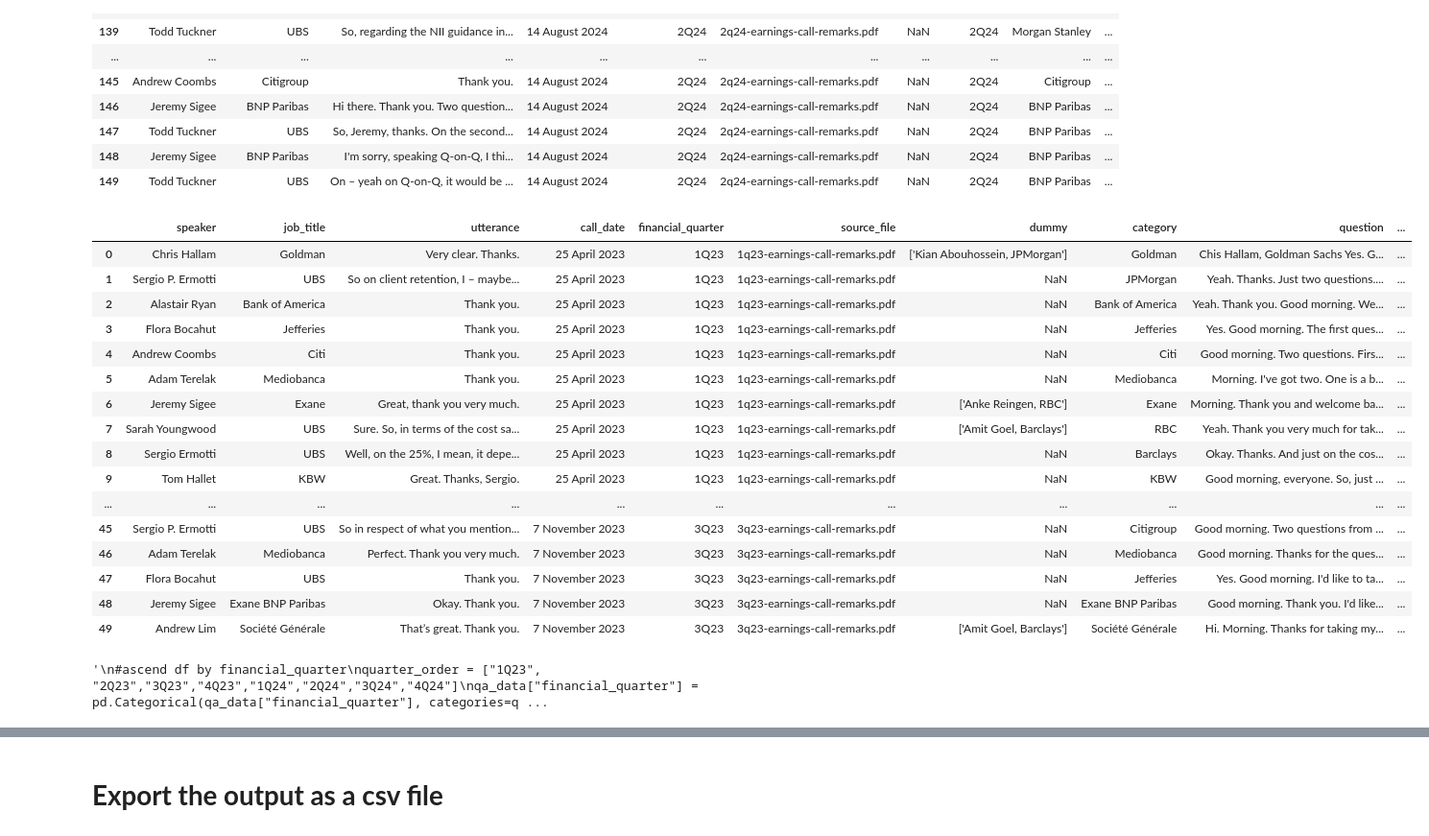
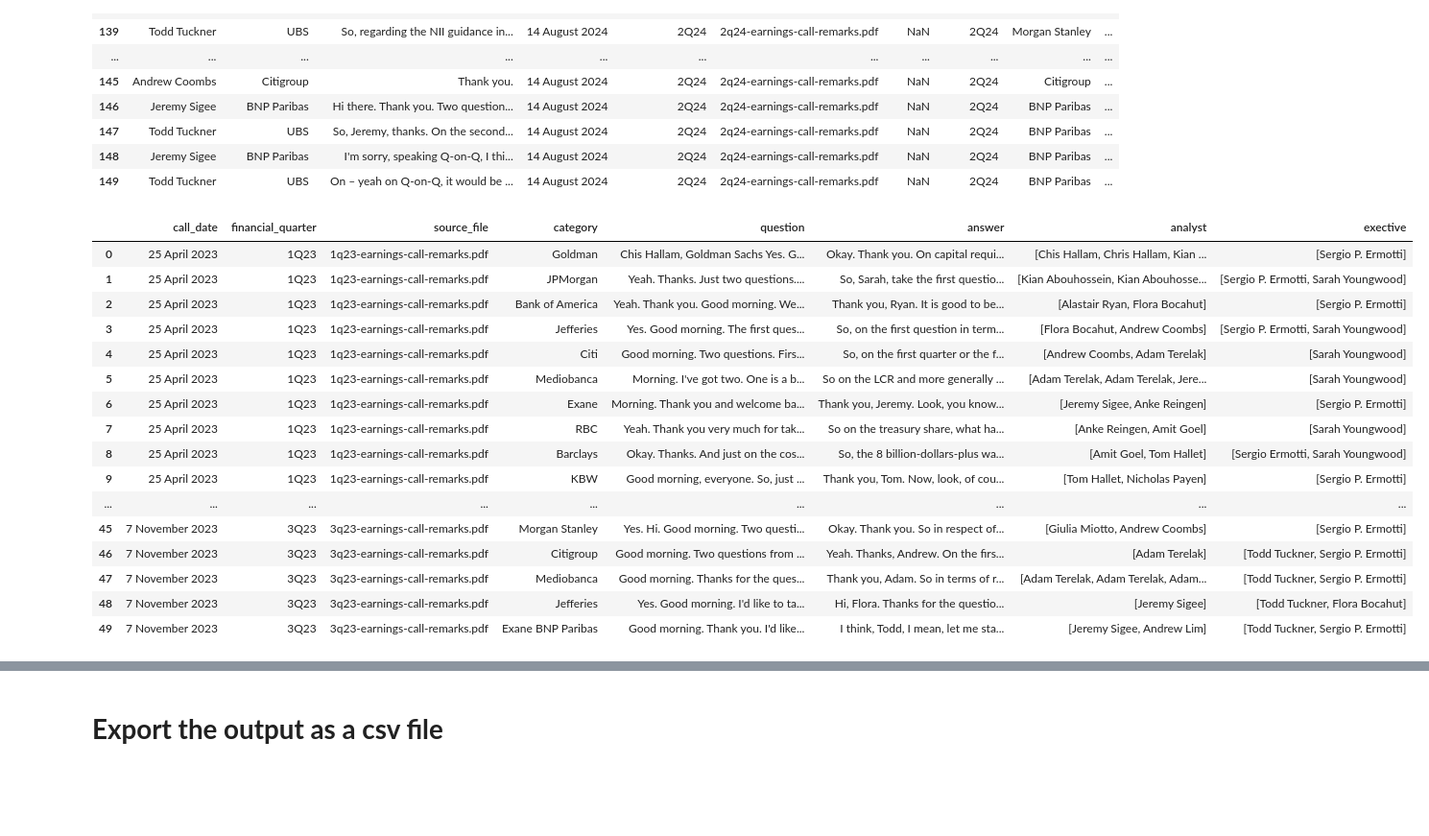
Before and after one commit to sheldonkemper/bank_of_england, a Jupyter notebook: notebooks/processed/ct_preprocessing_ubs_pairing.ipynb, the cells around one changed output, grey strips where cells are left out. Shown at 96% size. Cells and saved outputs as stored; diff of their text form; code cells hidden in the pictures; blank space fills up the shorter version.

```diff
--- a/notebooks/processed/ct_preprocessing_ubs_pairing.ipynb
+++ b/notebooks/processed/ct_preprocessing_ubs_pairing.ipynb
@@ -291,20 +349,28 @@ filtered_data=filtered_data.drop(columns="ex_dummy")
+# %%
+qa_data=qa_data.drop(columns="dummy")
+# %%
+qa_data=qa_data.drop(columns="job_title")
+# %%
+qa_data=qa_data.drop(columns="utterance")
+# %%
+qa_data=qa_data.drop(columns="speaker")
 # %%
-filtered_data.head(50)
+qa_data.head(50)
 # %% [output]
-|  | speaker | job_title | utterance | call_date | financial_quarter | source_file | dummy | category | question | ... |
-| 0 | Chris Hallam | Goldman | Very clear. Thanks. | 25 April 2023 | 1Q23 | 1q23-earnings-call-remarks.pdf | ['Kian Abouhossein, JPMorgan'] | Goldman | Chis Hallam, Goldman Sachs Yes. G... | ... |
-| 1 | Sergio P. Ermotti | UBS | So on client retention, I – maybe... | 25 April 2023 | 1Q23 | 1q23-earnings-call-remarks.pdf | NaN | JPMorgan | Yeah. Thanks. Just two questions.... | ... |
-| 2 | Alastair Ryan | Bank of America | Thank you. | 25 April 2023 | 1Q23 | 1q23-earnings-call-remarks.pdf | NaN | Bank of America | Yeah. Thank you. Good morning. We... | ... |
-| 3 | Flora Bocahut | Jefferies | Thank you. | 25 April 2023 | 1Q23 | 1q23-earnings-call-remarks.pdf | NaN | Jefferies | Yes. Good morning. The first ques... | ... |
-| 4 | Andrew Coombs | Citi | Thank you. | 25 April 2023 | 1Q23 | 1q23-earnings-call-remarks.pdf | NaN | Citi | Good morning. Two questions. Firs... | ... |
-| 5 | Adam Terelak | Mediobanca | Thank you. | 25 April 2023 | 1Q23 | 1q23-earnings-call-remarks.pdf | NaN | Mediobanca | Morning. I've got two. One is a b... | ... |
-| 6 | Jeremy Sigee | Exane | Great, thank you very much. | 25 April 2023 | 1Q23 | 1q23-earnings-call-remarks.pdf | ['Anke Reingen, RBC'] | Exane | Morning. Thank you and welcome ba... | ... |
-| 7 | Sarah Youngwood | UBS | Sure. So, in terms of the cost sa... | 25 April 2023 | 1Q23 | 1q23-earnings-call-remarks.pdf | ['Amit Goel, Barclays'] | RBC | Yeah. Thank you very much for tak... | ... |
-| 8 | Sergio Ermotti | UBS | Well, on the 25%, I mean, it depe... | 25 April 2023 | 1Q23 | 1q23-earnings-call-remarks.pdf | NaN | Barclays | Okay. Thanks. And just on the cos... | ... |
-| 9 | Tom Hallet | KBW | Great. Thanks, Sergio. | 25 April 2023 | 1Q23 | 1q23-earnings-call-remarks.pdf | NaN | KBW | Good morning, everyone. So, just ... | ... |
-| ... | ... | ... | ... | ... | ... | ... | ... | ... | ... | ... |
-| 45 | Sergio P. Ermotti | UBS | So in respect of what you mention... | 7 November 2023 | 3Q23 | 3q23-earnings-call-remarks.pdf | NaN | Citigroup | Good morning. Two questions from ... | ... |
-| 46 | Adam Terelak | Mediobanca | Perfect. Thank you very much. | 7 November 2023 | 3Q23 | 3q23-earnings-call-remarks.pdf | NaN | Mediobanca | Good morning. Thanks for the ques... | ... |
-| 47 | Flora Bocahut | UBS | Thank you. | 7 November 2023 | 3Q23 | 3q23-earnings-call-remarks.pdf | NaN | Jefferies | Yes. Good morning. I'd like to ta... | ... |
-| 48 | Jeremy Sigee | Exane BNP Paribas | Okay. Thank you. | 7 November 2023 | 3Q23 | 3q23-earnings-call-remarks.pdf | NaN | Exane BNP Paribas | Good morning. Thank you. I'd like... | ... |
-| 49 | Andrew Lim | Société Générale | That’s great. Thank you. | 7 November 2023 | 3Q23 | 3q23-earnings-call-remarks.pdf | ['Amit Goel, Barclays'] | Société Générale | Hi. Morning. Thanks for taking my... | ... |
+|  | call_date | financial_quarter | source_file | category | question | answer | analyst | exective |
+| 0 | 25 April 2023 | 1Q23 | 1q23-earnings-call-remarks.pdf | Goldman | Chis Hallam, Goldman Sachs Yes. G... | Okay. Thank you. On capital requi... | [Chis Hallam, Chris Hallam, Kian ... | [Sergio P. Ermotti] |
+| 1 | 25 April 2023 | 1Q23 | 1q23-earnings-call-remarks.pdf | JPMorgan | Yeah. Thanks. Just two questions.... | So, Sarah, take the first questio... | [Kian Abouhossein, Kian Abouhosse... | [Sergio P. Ermotti, Sarah Youngwood] |
+| 2 | 25 April 2023 | 1Q23 | 1q23-earnings-call-remarks.pdf | Bank of America | Yeah. Thank you. Good morning. We... | Thank you, Ryan. It is good to be... | [Alastair Ryan, Flora Bocahut] | [Sergio P. Ermotti] |
+| 3 | 25 April 2023 | 1Q23 | 1q23-earnings-call-remarks.pdf | Jefferies | Yes. Good morning. The first ques... | So, on the first question in term... | [Flora Bocahut, Andrew Coombs] | [Sergio P. Ermotti, Sarah Youngwood] |
+| 4 | 25 April 2023 | 1Q23 | 1q23-earnings-call-remarks.pdf | Citi | Good morning. Two questions. Firs... | So, on the first quarter or the f... | [Andrew Coombs, Adam Terelak] | [Sarah Youngwood] |
+| 5 | 25 April 2023 | 1Q23 | 1q23-earnings-call-remarks.pdf | Mediobanca | Morning. I've got two. One is a b... | So on the LCR and more generally ... | [Adam Terelak, Adam Terelak, Jere... | [Sarah Youngwood] |
+| 6 | 25 April 2023 | 1Q23 | 1q23-earnings-call-remarks.pdf | Exane | Morning. Thank you and welcome ba... | Thank you, Jeremy. Look, you know... | [Jeremy Sigee, Anke Reingen] | [Sergio P. Ermotti] |
+| 7 | 25 April 2023 | 1Q23 | 1q23-earnings-call-remarks.pdf | RBC | Yeah. Thank you very much for tak... | So on the treasury share, what ha... | [Anke Reingen, Amit Goel] | [Sarah Youngwood] |
+| 8 | 25 April 2023 | 1Q23 | 1q23-earnings-call-remarks.pdf | Barclays | Okay. Thanks. And just on the cos... | So, the 8 billion-dollars-plus wa... | [Amit Goel, Tom Hallet] | [Sergio Ermotti, Sarah Youngwood] |
+| 9 | 25 April 2023 | 1Q23 | 1q23-earnings-call-remarks.pdf | KBW | Good morning, everyone. So, just ... | Thank you, Tom. Now, look, of cou... | [Tom Hallet, Nicholas Payen] | [Sergio P. Ermotti] |
+| ... | ... | ... | ... | ... | ... | ... | ... | ... |
+| 45 | 7 November 2023 | 3Q23 | 3q23-earnings-call-remarks.pdf | Morgan Stanley | Yes. Hi. Good morning. Two questi... | Okay. Thank you. So in respect of... | [Giulia Miotto, Andrew Coombs] | [Sergio P. Ermotti] |
+| 46 | 7 November 2023 | 3Q23 | 3q23-earnings-call-remarks.pdf | Citigroup | Good morning. Two questions from ... | Yeah. Thanks, Andrew. On the firs... | [Adam Terelak] | [Todd Tuckner, Sergio P. Ermotti] |
+| 47 | 7 November 2023 | 3Q23 | 3q23-earnings-call-remarks.pdf | Mediobanca | Good morning. Thanks for the ques... | Thank you, Adam. So in terms of r... | [Adam Terelak, Adam Terelak, Adam... | [Todd Tuckner, Sergio P. Ermotti] |
+| 48 | 7 November 2023 | 3Q23 | 3q23-earnings-call-remarks.pdf | Jefferies | Yes. Good morning. I'd like to ta... | Hi, Flora. Thanks for the questio... | [Jeremy Sigee] | [Todd Tuckner, Flora Bocahut] |
+| 49 | 7 November 2023 | 3Q23 | 3q23-earnings-call-remarks.pdf | Exane BNP Paribas | Good morning. Thank you. I'd like... | I think, Todd, I mean, let me sta... | [Jeremy Sigee, Andrew Lim] | [Todd Tuckner, Sergio P. Ermotti] |
@@ -313,11 +377,2 @@ filtered_data.to_csv("/content/ubs_qa_df_ver1.csv", index=False)
-# %%
-"""
-#ascend df by financial_quarter
-quarter_order = ["1Q23", "2Q23","3Q23","4Q23","1Q24","2Q24","3Q24","4Q24"]
-qa_data["financial_quarter"] = pd.Categorical(qa_data["financial_quarter"], categories=quarter_order, ordered=True)
-qa_data = qa_data.sort_values("financial_quarter", kind="mergesort")
-"""
-# %% [output]
-'\n#ascend df by financial_quarter\nquarter_order = ["1Q23", "2Q23","3Q23","4Q23","1Q24","2Q24","3Q24","4Q24"]\nqa_data["financial_quarter"] = pd.Categorical(qa_data["financial_quarter"], categories=q ...
 # %%
 #preprocessing data
```
Also changed, not shown: parts of 17 cells of this notebook.
